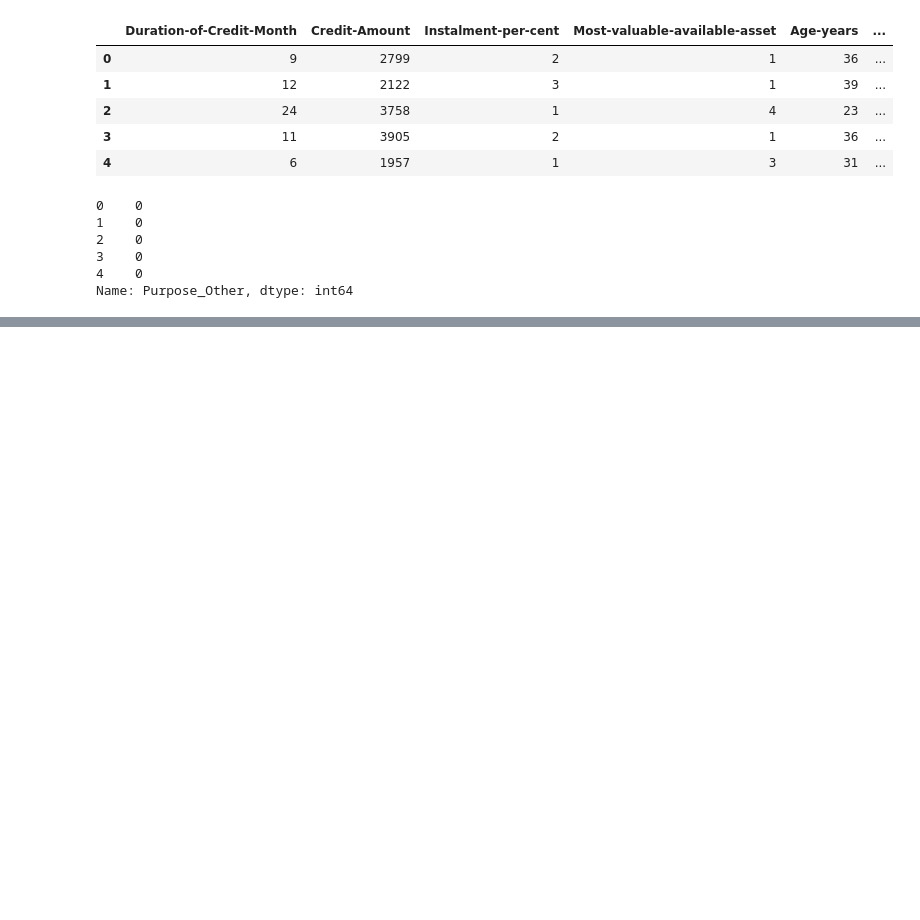
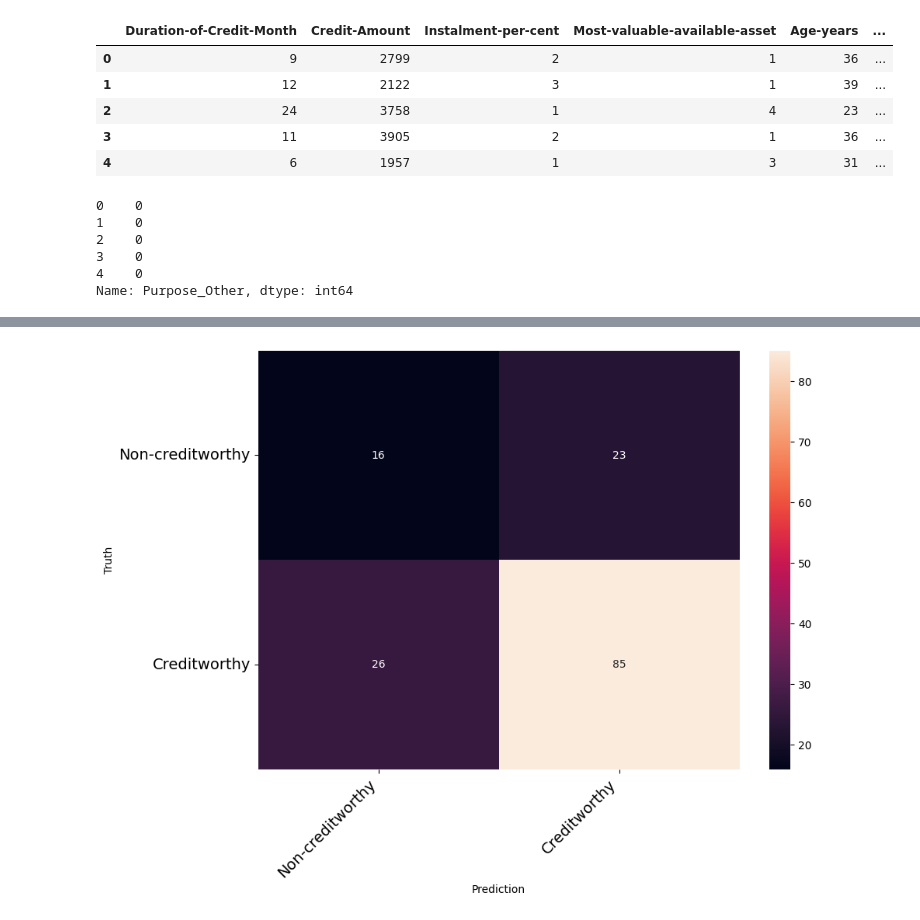
Before and after one commit to daianekr/UdacityPredictiveAnalytics, a Jupyter notebook: 3_PredictingDefaultRisk/Project3.ipynb, the cells around one changed output, grey strips where cells are left out. Drawn from its saved outputs; the diff is of its cells as text; code cells hidden in the pictures; blank space fills up the shorter version.

```diff
--- a/PredictingDefaultRisk/Project3.ipynb
+++ b/3_PredictingDefaultRisk/Project3.ipynb
@@ -427,0 +568,4 @@ Feature names must be in the same order as they were in fit.
+# %%
+tree_model = tree.DecisionTreeClassifier()
+# %%
+tree_model.fit(X_train_dt, Y_train_dt)
@@ -427,0 +859,9 @@ Feature names must be in the same order as they were in fit.
+# %%
+dt_truth = Y_test_dt
+dt_prediction = tree_model.predict(X_test_dt)
+# %%
+
+cm_dt = confusion_matrix(dt_truth, dt_prediction)
+print_confusion_matrix(cm_dt,['Non-creditworthy','Creditworthy'])
+# %% [output]
+[figure, added]
```
Also changed, not shown: parts of 64 cells of this notebook, 21 other files.
